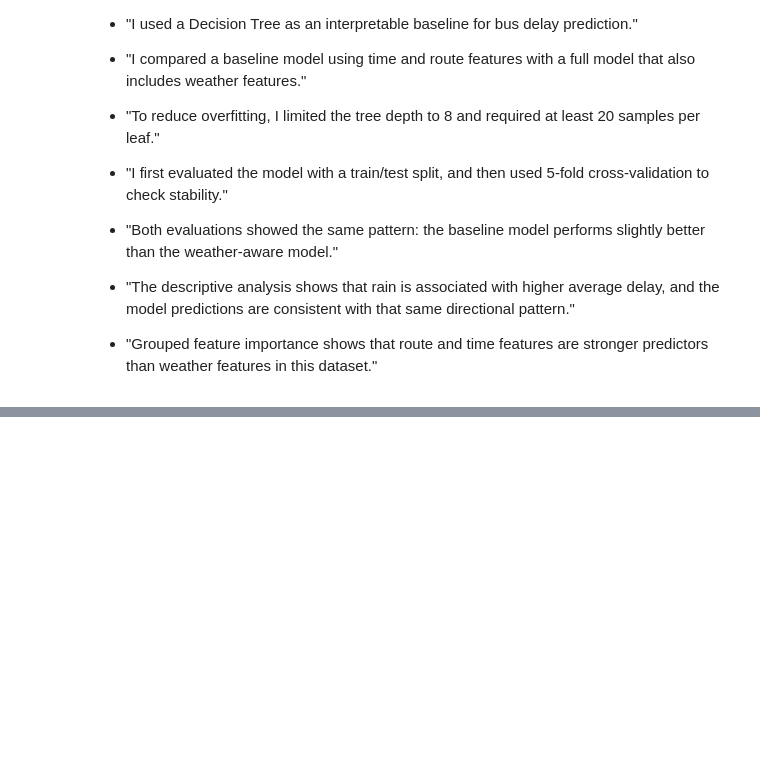
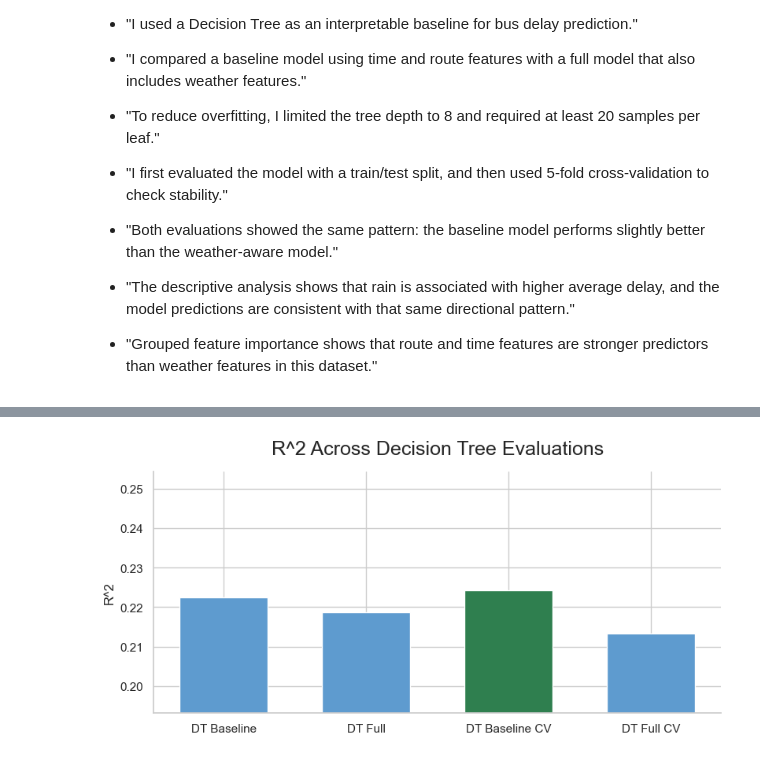
Before and after one commit to yjkim717/ml-seattle-bus-delay, a Jupyter notebook: notebooks/07_decision_tree.ipynb, the cells around one changed output, grey strips where cells are left out. Drawn from its saved outputs; the diff is of its cells as text; code cells hidden in the pictures; blank space fills up the shorter version.

Commit message:
Add result summary for DT and RFT

```diff
--- a/notebooks/07_decision_tree.ipynb
+++ b/notebooks/07_decision_tree.ipynb
@@ -198,7 +198,7 @@ def build_preprocessor(feature_list):
 def make_pipeline(feature_list):
     return Pipeline([
         ('preprocess', build_preprocessor(feature_list)),
-        ('model', DecisionTreeRegressor(max_depth=8, min_samples_leaf=20, random_state=RANDOM_STATE)),
+        ('model', DecisionTreeRegressor(criterion='squared_error', splitter='best', max_depth=8, min_samples_leaf=20, random_state=RANDOM_STATE)),
     ])
 
 
@@ -535,0 +538,91 @@ What to say in the presentation:
+# %%
+
+from IPython.display import HTML, display
+import matplotlib.pyplot as plt
+import pandas as pd
+
+dt_slide_df = dt_results.copy()
+dt_slide_df['variant'] = dt_slide_df['label'].replace({
+    'Decision Tree baseline': 'DT Baseline',
+    'Decision Tree full': 'DT Full',
+})
+
+dt_cv_slide = cv_results.copy()
+dt_cv_slide['variant'] = dt_cv_slide['label'].replace({
+    'Decision Tree baseline': 'DT Baseline CV',
+    'Decision Tree full': 'DT Full CV',
+})
+dt_cv_slide = dt_cv_slide.rename(columns={
+    'cv_r2_mean': 'r2',
+    'cv_rmse_mean': 'rmse',
+    'cv_mae_mean': 'mae',
+})
+
+dt_all_slide = pd.concat([
+    dt_slide_df[['variant', 'r2', 'rmse', 'mae']],
+    dt_cv_slide[['variant', 'r2', 'rmse', 'mae']],
+], ignore_index=True)
+
+best_dt = dt_all_slide.sort_values(['r2', 'rmse', 'mae'], ascending=[False, True, True]).iloc[0]
+chart_df = dt_all_slide[dt_all_slide['variant'].isin(['DT Baseline', 'DT Full', 'DT Baseline CV', 'DT Full CV'])].copy()
+colors = ['#2f7f4f' if row == best_dt['variant'] else '#5e9bcf' for row in chart_df['variant']]
+
+fig, ax = plt.subplots(figsize=(8.2, 4.1))
+ax.bar(chart_df['variant'], chart_df['r2'], color=colors, width=0.62)
+ax.set_title('R^2 Across Decision Tree Evaluations', fontsize=18, pad=16)
+ax.set_ylabel('R^2')
+ax.set_ylim(max(0, chart_df['r2'].min() - 0.02), chart_df['r2'].max() + 0.03)
+ax.spines['top'].set_visible(False)
+ax.spines['right'].set_visible(False)
+plt.xticks(rotation=0, fontsize=11)
+plt.tight_layout()
+plt.show()
+
+baseline_r2 = dt_all_slide.loc[dt_all_slide['variant'] == 'DT Baseline', 'r2'].iloc[0]
+full_r2 = dt_all_slide.loc[dt_all_slide['variant'] == 'DT Full', 'r2'].iloc[0]
+baseline_cv_r2 = dt_all_slide.loc[dt_all_slide['variant'] == 'DT Baseline CV', 'r2'].iloc[0]
+full_cv_r2 = dt_all_slide.loc[dt_all_slide['variant'] == 'DT Full CV', 'r2'].iloc[0]
+
+key_findings = [
+    f"Best result: <b>{best_dt['variant']}</b> with R^2 = <b>{best_dt['r2']:.4f}</b>, RMSE = <b>{best_dt['rmse']:.2f}</b>, MAE = <b>{best_dt['mae']:.2f}</b>.",
+    f"Single split: DT Baseline {baseline_r2:.4f} vs DT Full {full_r2:.4f}; weather features did not improve performance.",
+    f"5-fold CV confirms the same pattern: DT Baseline CV {baseline_cv_r2:.4f} vs DT Full CV {full_cv_r2:.4f}.",
+    "Decision Tree remained useful as an interpretable baseline, but route and time were stronger than weather-related features.",
+]
+
+dt_html = f"""
+<div style='font-family: Arial, sans-serif; border: 1px solid #d9e3ea; border-radius: 14px; overflow: hidden; margin: 12px 0 20px 0;'>
+  <div style='background:#203246; color:white; padding:22px 28px; border-left: 18px solid #2f8a57;'>
+    <div style='font-size:32px; font-weight:800; letter-spacing:0.3px;'>Decision Tree - Results</div>
+  </div>
+  <div style='background:#f5f7f9; padding:22px 24px 10px 24px;'>
+    <div style='display:grid; grid-template-columns: repeat(3, 1fr); gap:18px; margin-bottom:18px;'>
+      <div style='background:#2f7f4f; color:white; padding:18px 12px; text-align:center; border-radius:10px;'>
+        <div style='font-size:15px; opacity:0.9; font-weight:700;'>R^2</div>
+        <div style='font-size:38px; font-weight:800; margin:10px 0 6px 0;'>{best_dt['r2']:.4f}</div>
+        <div style='font-size:14px; opacity:0.9;'>{best_dt['variant']}</div>
+      </div>
+      <div style='background:#203246; color:white; padding:18px 12px; text-align:center; border-radius:10px;'>
+        <div style='font-size:15px; opacity:0.9; font-weight:700;'>RMSE</div>
+        <div style='font-size:38px; font-weight:800; margin:10px 0 6px 0;'>{best_dt['rmse']:.2f}</div>
+        <div style='font-size:14px; opacity:0.9;'>minutes</div>
+      </div>
+      <div style='background:#203246; color:white; padding:18px 12px; text-align:center; border-radius:10px;'>
+        <div style='font-size:15px; opacity:0.9; font-weight:700;'>MAE</div>
+        <div style='font-size:38px; font-weight:800; margin:10px 0 6px 0;'>{best_dt['mae']:.2f}</div>
+        <div style='font-size:14px; opacity:0.9;'>minutes</div>
+      </div>
+    </div>
+    <div style='background:#edf4ef; border-left:8px solid #f5a25d; padding:16px 18px; border-radius:8px; margin-bottom:14px;'>
+      <div style='font-size:16px; font-weight:800; color:#2f7f4f; margin-bottom:8px;'>Key Findings</div>
+      <ul style='margin:0; padding-left:20px; color:#243447; line-height:1.55; font-size:15px;'>
+        {''.join(f"<li style='margin: 8px 0;'>{item}</li>" for item in key_findings)}
+      </ul>
+    </div>
+  </div>
+</div>
+"""
+display(HTML(dt_html))
+dt_all_slide
+# %% [output]
+[figure, added]
```
Also changed, not shown: parts of 3 cells of this notebook, 1 other file.
